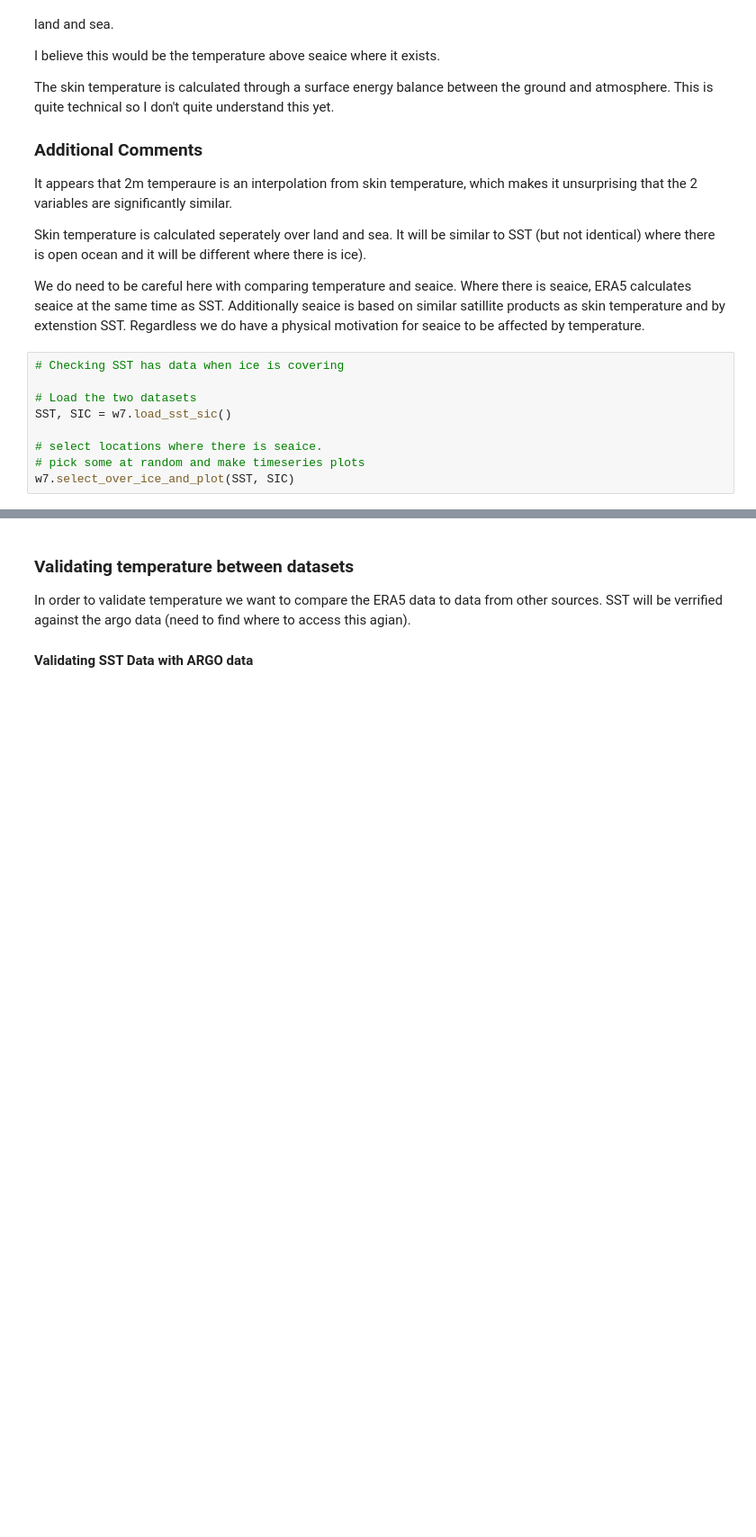
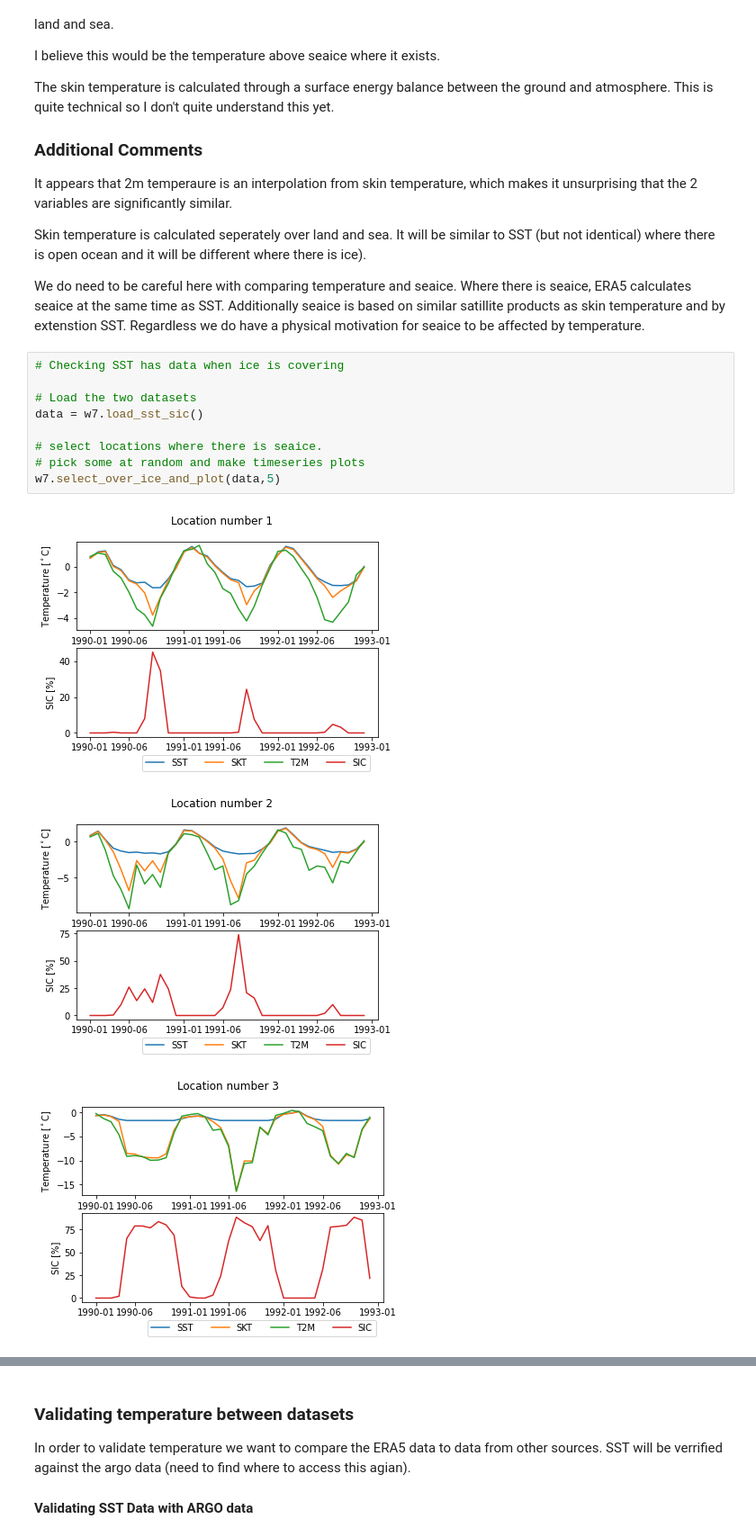
Before and after one commit to hjelleyman/Antarctica-M.2, a Jupyter notebook: Week 7.ipynb, the cells around one changed output, grey strips where cells are left out. Shown at 90% size. Drawn from its saved outputs; the diff is of its cells as text; blank space fills up the shorter version.

Commit message:
plotting SIC and Temperatures for week 7 notebook

```diff
--- a/Week 7.ipynb
+++ b/Week 7.ipynb
@@ -69,9 +69,13 @@ We do need to be careful here with comparing temperature and seaice. Where there
 # %%
 # Checking SST has data when ice is covering
 
 # Load the two datasets
-SST, SIC = w7.load_sst_sic()
+data = w7.load_sst_sic()
 
 # select locations where there is seaice.
 # pick some at random and make timeseries plots
-w7.select_over_ice_and_plot(SST, SIC)
+w7.select_over_ice_and_plot(data,5)
+# %% [output]
+[figure, added]
+[figure, added]
+[figure, added]
```
Also changed, not shown: parts of 9 cells of this notebook, 1 other file.
